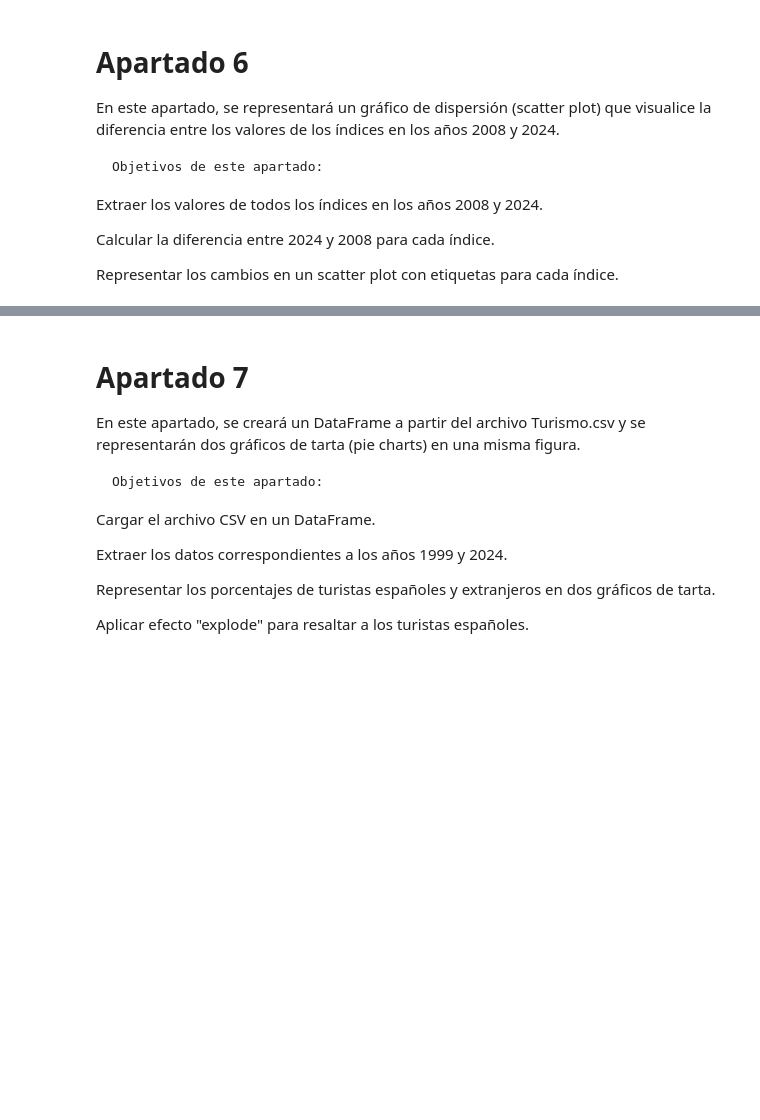
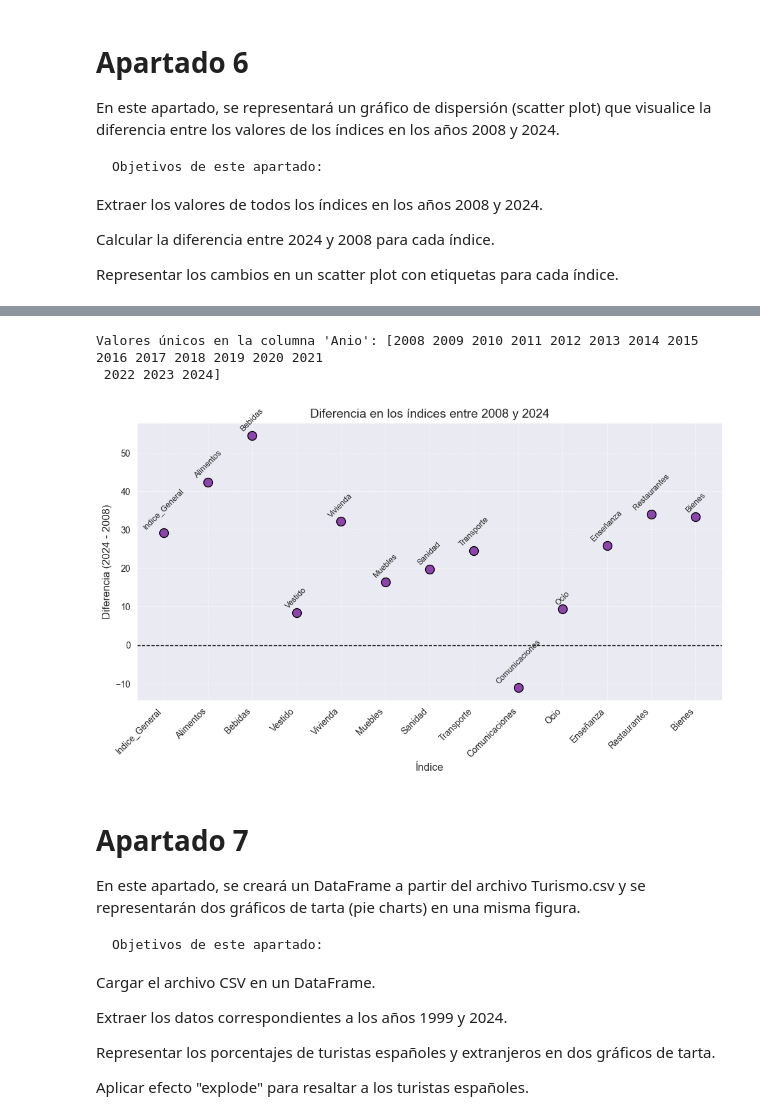
Before and after one commit to BigChunguus/ClaseIABD, a Jupyter notebook: PIA/pruebaPIA_1/UNIDAD_3/ACTIVIDAD10_ALEJANDRO/ARCHIVOS_TAREA/Actividad_10.ipynb, the cells around one changed output, grey strips where cells are left out. Saved outputs shown, nothing was run; the diff lists cells and outputs as text; code cells hidden in the pictures; blank space fills up the shorter version.

```diff
--- a/PIA/pruebaPIA_1/UNIDAD_3/ACTIVIDAD10_ALEJANDRO/ARCHIVOS_TAREA/Actividad_10.ipynb
+++ b/PIA/pruebaPIA_1/UNIDAD_3/ACTIVIDAD10_ALEJANDRO/ARCHIVOS_TAREA/Actividad_10.ipynb
@@ -185,3 +312,66 @@ Representar los cambios en un scatter plot con etiquetas para cada índice.
+# %%
+# Asegurarse de que los años sean numéricos
+precio_vida_df["Anio"] = pd.to_numeric(precio_vida_df["Anio"], errors='coerce')
+
+# Verificar los valores únicos en la columna 'Anio'
+print("Valores únicos en la columna 'Anio':", precio_vida_df["Anio"].unique())
+
+precio_vida_df.columns = ['Anio','Indice_General', 'Alimentos', 'Bebidas',
+                          'Vestido', 'Vivienda', 'Muebles',
+                          'Sanidad', 'Transporte', 'Comunicaciones', 'Ocio',
+                          'Enseñanza', 'Restaurantes', 'Bienes']
+# Filtrar los datos para los años 2008 y 2024
+indice_2008 = precio_vida_df[precio_vida_df["Anio"] == 2008]
+indice_2024 = precio_vida_df[precio_vida_df["Anio"] == 2024]
+
+# Definir los índices a comparar (excluyendo la columna 'Anio')
+indices = ['Indice_General', 'Alimentos', 'Bebidas',
+           'Vestido', 'Vivienda', 'Muebles',
+           'Sanidad', 'Transporte', 'Comunicaciones', 'Ocio',
+           'Enseñanza', 'Restaurantes', 'Bienes']
+
+# Filtrar las filas que no contienen valores nulos
+indice_2008 = indice_2008.dropna(subset=indices)
+indice_2024 = indice_2024.dropna(subset=indices)
+
+# Calcular las diferencias solo para los índices que existen en ambos años
+diferencias = []
+for indice in indices:
+    if indice in indice_2008.columns and indice in indice_2024.columns:
+        diferencia = indice_2024[indice].values[0] - indice_2008[indice].values[0]
+        diferencias.append(diferencia)
+    else:
+        diferencias.append(np.nan)  # Agregar NaN si no existe el índice en ambos años
+
+# Eliminar valores NaN de la lista de diferencias para evitar el error en el gráfico
+indices_filtrados = [indices[i] for i in range(len(diferencias)) if not np.isnan(diferencias[i])]
+diferencias_filtradas = [d for d in diferencias if not np.isnan(d)]
+
+# Crear el gráfico de dispersión solo con los valores válidos
+plt.figure(figsize=(10, 6))
+plt.scatter(indices_filtrados, diferencias_filtradas, color='#8e44ad', s=100, edgecolor='black')
+
+# Etiquetas de cada punto, mostrando el nombre del índice en lugar de la diferencia numérica
+for i, indice in enumerate(indices_filtrados):
+    plt.annotate(indice, (indices_filtrados[i], diferencias_filtradas[i]), textcoords="offset points", xytext=(0, 5), ha='center', fontsize=9, rotation=45)
+
+# Añadir una línea horizontal en 0 para separar las diferencias positivas y negativas
+plt.axhline(0, color='black', linewidth=1, linestyle='--')
+
+# Título y etiquetas
+plt.title('Diferencia en los índices entre 2008 y 2024', fontsize=14)
+plt.xlabel('Índice', fontsize=12)
+plt.ylabel('Diferencia (2024 - 2008)', fontsize=12)
+
+# Mostrar la gráfica
+plt.grid(True, linestyle='--', linewidth=0.5)
+plt.xticks(rotation=45, ha="right")  # Rotar las etiquetas del eje X
+plt.tight_layout()
+plt.show()
+# %% [output]
+Valores únicos en la columna 'Anio': [2008 2009 2010 2011 2012 2013 2014 2015 2016 2017 2018 2019 2020 2021
+ 2022 2023 2024]
+[figure, added]
 # %% [markdown]
 # Apartado 7
 
```
Also changed, not shown: parts of 19 cells of this notebook, 2 other files.
